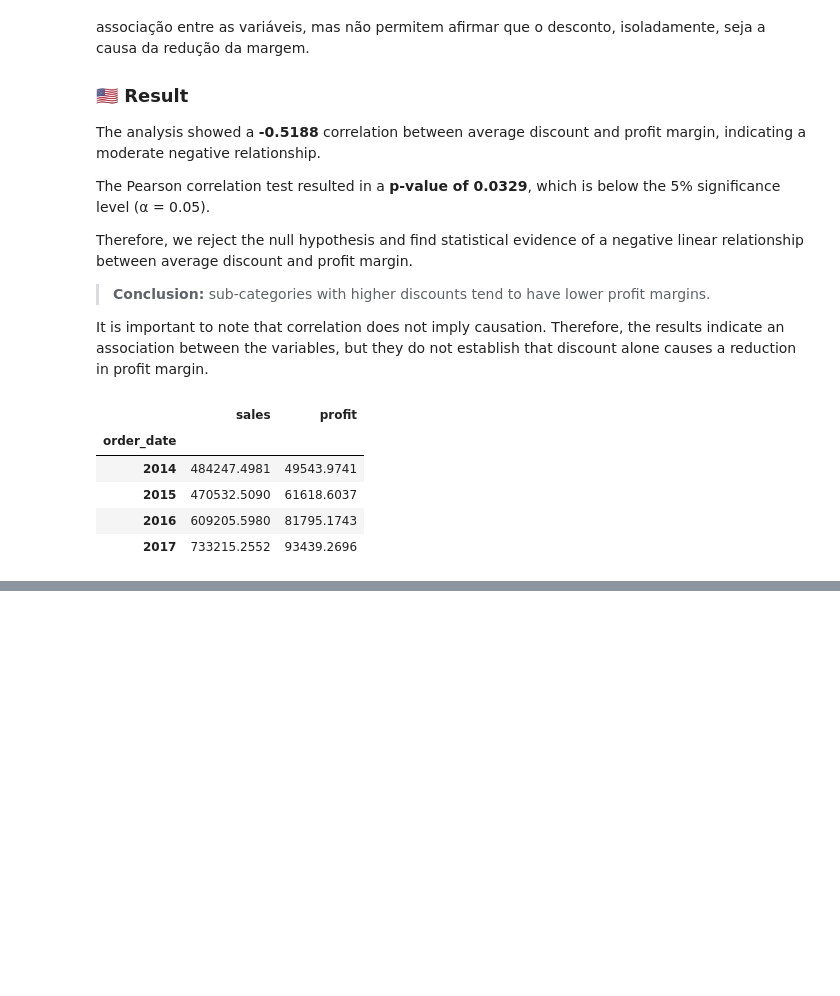
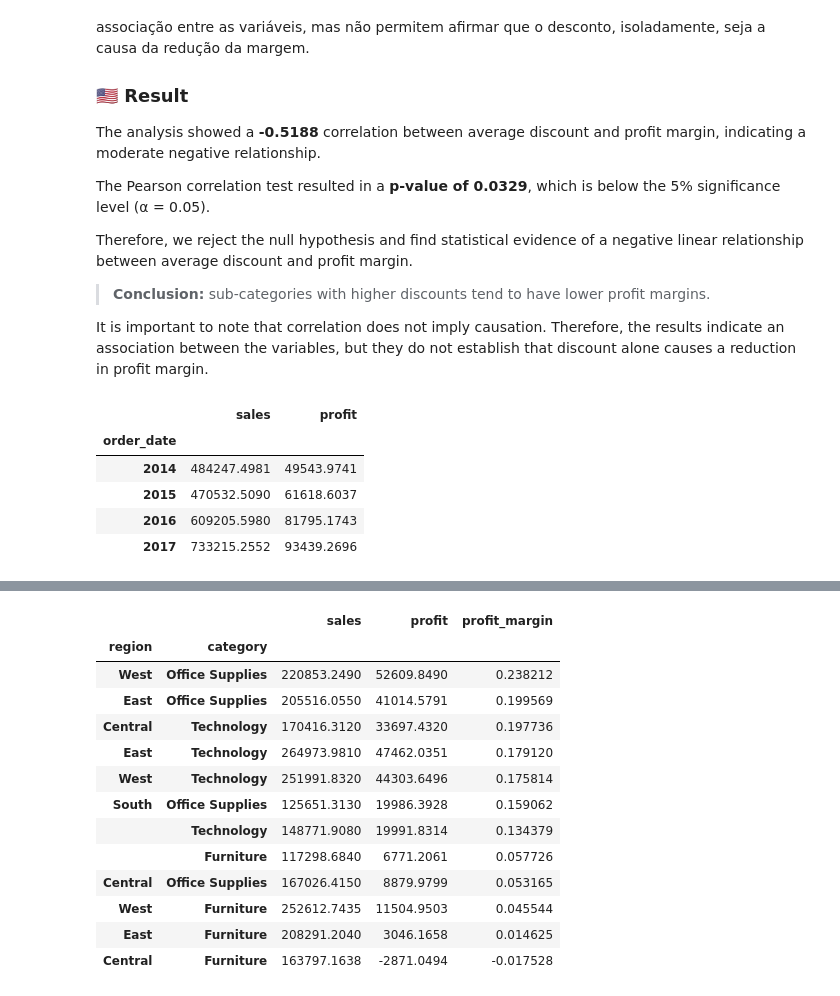
Before and after one commit to higorlu2023-design/superstore-sales-analysis, a Jupyter notebook: Notebooks/EDA.ipynb, the cells around one changed output, grey strips where cells are left out. Saved outputs shown, nothing was run; the diff lists cells and outputs as text; code cells hidden in the pictures; blank space fills up the shorter version.

```diff
--- a/Notebooks/EDA.ipynb
+++ b/Notebooks/EDA.ipynb
@@ -731,0 +783,30 @@ df_time
+# %%
+df_region_category = (
+    df.groupby(['region', 'category'])[['sales', 'profit']]
+      .sum()
+)
+
+df_region_category['profit_margin'] = (
+    df_region_category['profit'] /
+    df_region_category['sales']
+)
+
+df_region_category.sort_values(
+    'profit_margin',
+    ascending=False
+)
+# %% [output]
+|  |  | sales | profit | profit_margin |
+| region | category |  |  |  |
+| West | Office Supplies | 220853.2490 | 52609.8490 | 0.238212 |
+| East | Office Supplies | 205516.0550 | 41014.5791 | 0.199569 |
+| Central | Technology | 170416.3120 | 33697.4320 | 0.197736 |
+| East | Technology | 264973.9810 | 47462.0351 | 0.179120 |
+| West | Technology | 251991.8320 | 44303.6496 | 0.175814 |
+| South | Office Supplies | 125651.3130 | 19986.3928 | 0.159062 |
+|  | Technology | 148771.9080 | 19991.8314 | 0.134379 |
+|  | Furniture | 117298.6840 | 6771.2061 | 0.057726 |
+| Central | Office Supplies | 167026.4150 | 8879.9799 | 0.053165 |
+| West | Furniture | 252612.7435 | 11504.9503 | 0.045544 |
+| East | Furniture | 208291.2040 | 3046.1658 | 0.014625 |
+| Central | Furniture | 163797.1638 | -2871.0494 | -0.017528 |
```
Also changed, not shown: parts of 3 cells of this notebook, 2 other files.
